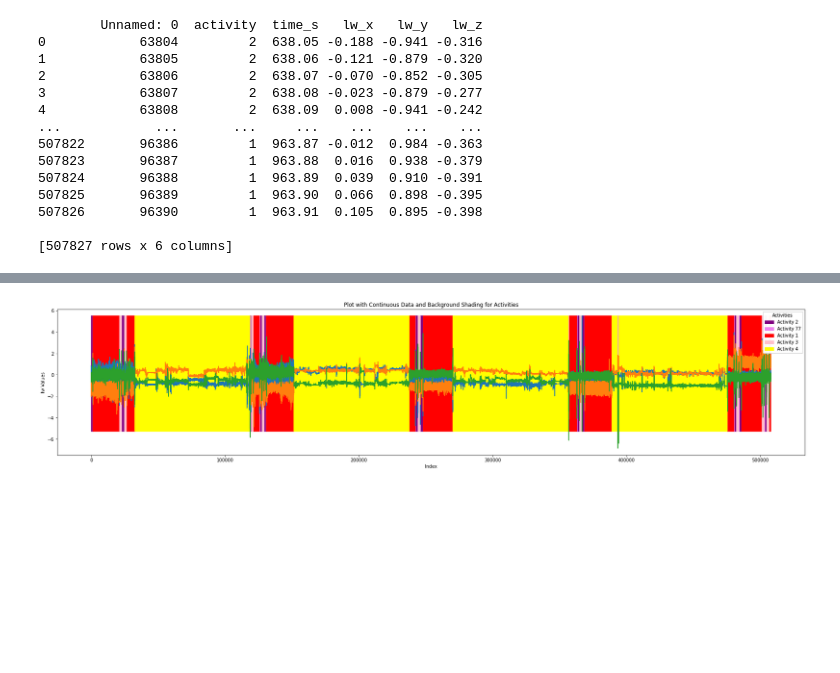
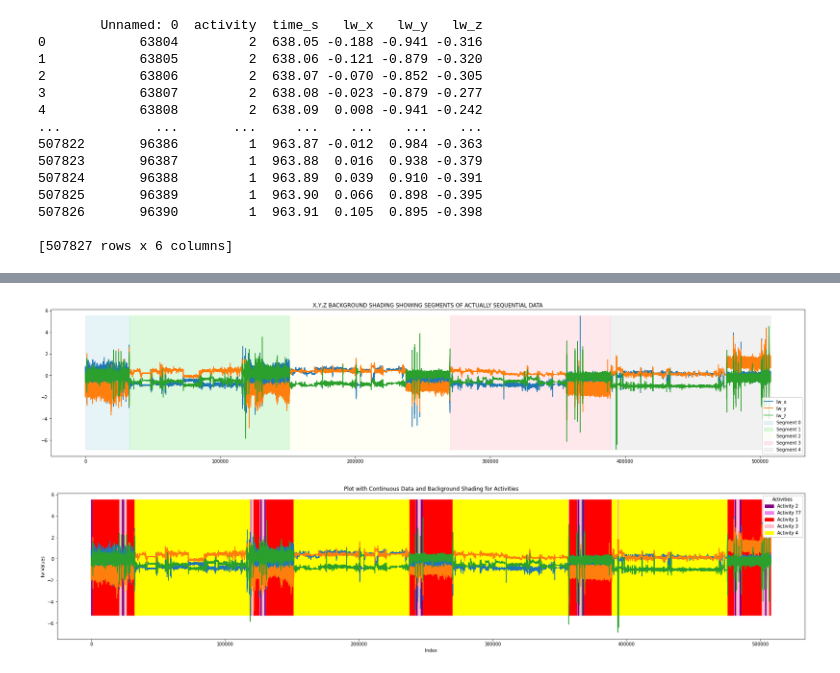
Before and after one commit to raymondfdavey/ML-Challenge2023, a Jupyter notebook: initial_inspection.ipynb, the cells around one changed output, grey strips where cells are left out. Cells and saved outputs as stored; diff of their text form; code cells hidden in the pictures; blank space fills up the shorter version.

```diff
--- a/initial_inspection.ipynb
+++ b/initial_inspection.ipynb
@@ -80,0 +82,17 @@ df.plot(y=["lw_x", "lw_y", "lw_z"], use_index=True, figsize=(30, 6))
+# %%
+df['time_diff'] = df['Unnamed: 0'].diff()
+
+# Initialize the segment number
+segment = 0
+segments = []
+
+# Iterate over the time_diff column to assign segment numbers
+for diff in df['time_diff']:
+    if diff > 1:
+        segment += 1
+    segments.append(segment)
+
+# Add the segment numbers to the DataFrame
+df['segment'] = segments
+
+# Now df has an additional column 'segment' for segmenting the data
@@ -81,3 +103,33 @@ df.plot(y=["lw_x", "lw_y", "lw_z"], use_index=True, figsize=(30, 6))
+# %%
+
+# Assuming df is your DataFrame and it contains 'segment' column
+# Example: df = pd.read_csv('your_data.csv')
+
+# Create a list of colors for the segments
+# This is just an example palette; you can choose your own colors
+colors = ['lightblue', 'lightgreen', 'lightyellow', 'lightpink', 'lightgray']
+
+# Create the initial plot
+plt.figure(figsize=(30, 6))
+plt.plot(df.index, df['lw_x'], label='lw_x')
+plt.plot(df.index, df['lw_y'], label='lw_y')
+plt.plot(df.index, df['lw_z'], label='lw_z')
+
+# Find the index ranges for each segment and assign a color
+unique_segments = df['segment'].unique()
+for i, segment in enumerate(unique_segments):
+    segment_indices = df[df['segment'] == segment].index
+    if len(segment_indices) > 0:
+        color = colors[i % len(colors)]  # Cycle through colors
+        plt.fill_betweenx(y=[df[['lw_x', 'lw_y', 'lw_z']].min().min(), df[['lw_x', 'lw_y', 'lw_z']].max().max()],
+                          x1=segment_indices[0], x2=segment_indices[-1],
+                          color=color, alpha=0.3, label=f'Segment {segment}')
+
+plt.title("X,Y,Z BACKGROUND SHADING SHOWING SEGMENTS OF ACTUALLY SEQUENTIAL DATA")
+plt.legend()
+plt.show()
+# %% [output]
+[figure, added]
 # %%
 import matplotlib.patches as mpatches
 
```
Also changed, not shown: parts of 6 cells of this notebook.
